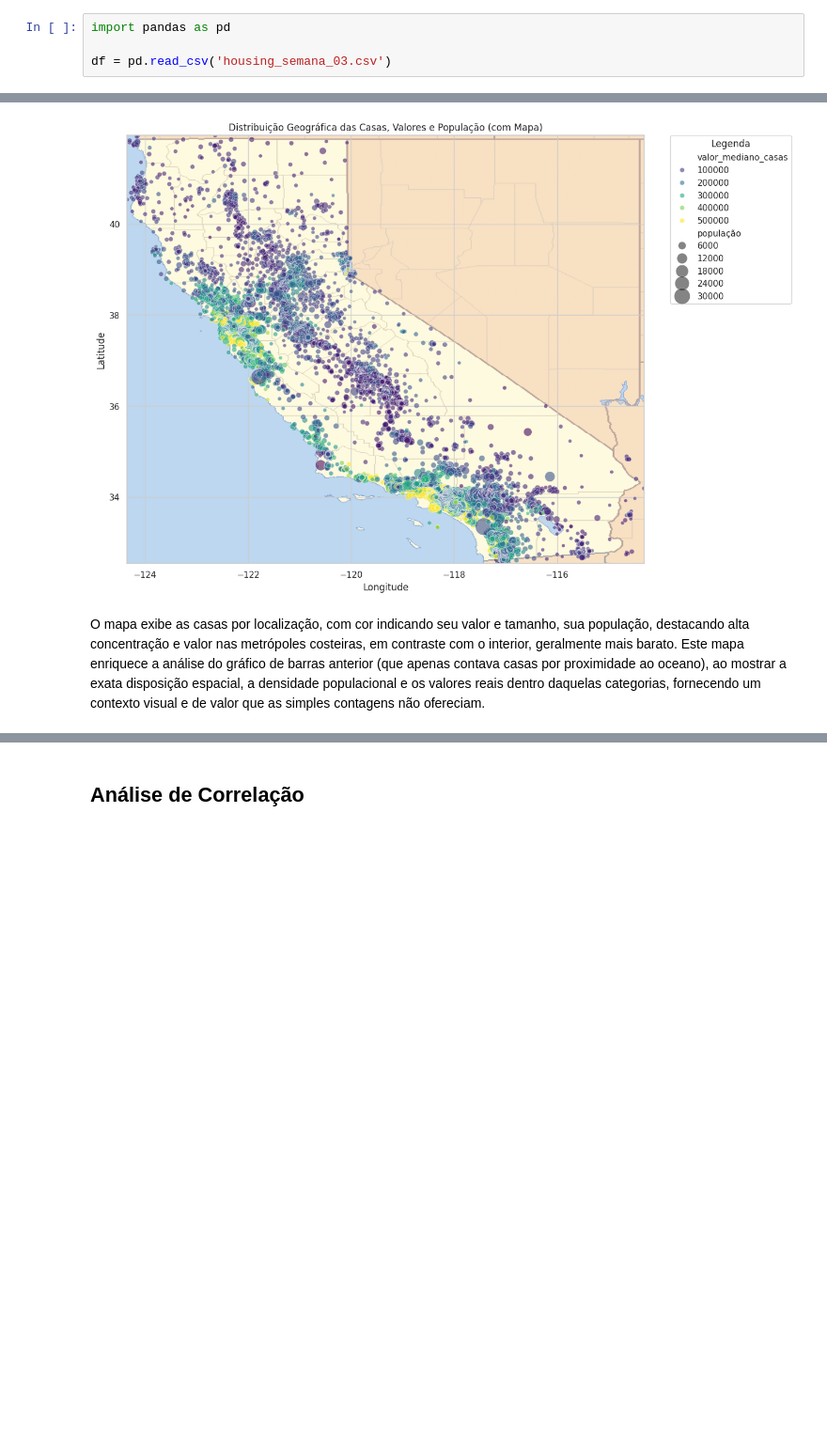
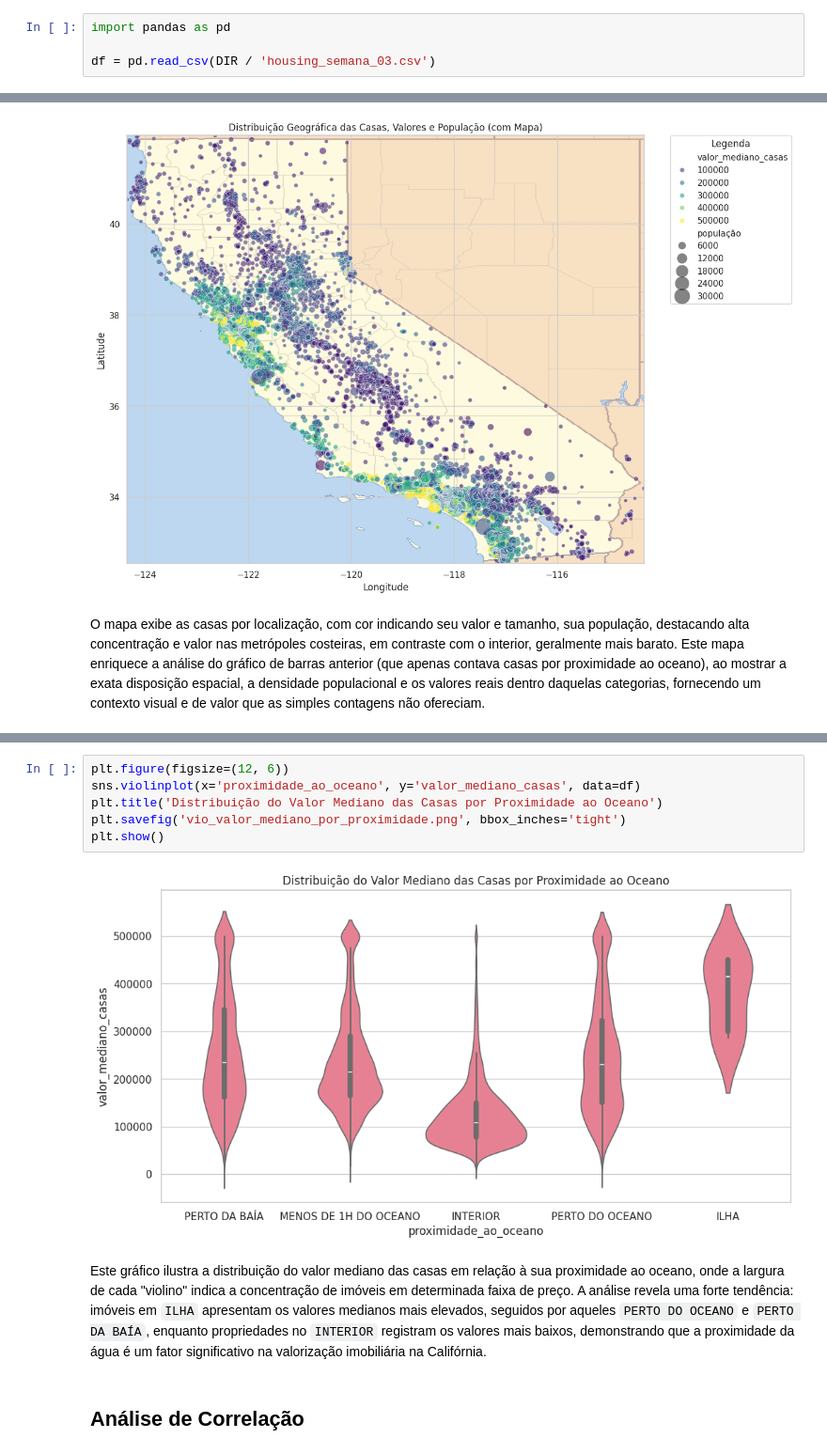
Before and after one commit to tiagopessoalima/TATI, a Jupyter notebook: Aula_Semana_05_(TATI).ipynb, the cells around one changed output, grey strips where cells are left out. Shown at 94% size. Drawn from its saved outputs; the diff is of its cells as text; blank space fills up the shorter version.

```diff
--- a/Aula_Semana_05_(TATI).ipynb
+++ b/Aula_Semana_05_(TATI).ipynb
@@ -71,7 +71,7 @@ extrair()
 # %%
 import pandas as pd
 
-df = pd.read_csv('housing_semana_03.csv')
+df = pd.read_csv(DIR / 'housing_semana_03.csv')
 # %% [markdown]
 ## **Visualizações Básicas**
 # %% [markdown]
@@ -228,3 +240,13 @@ O mapa exibe as casas por localização, com cor indicando seu valor e tamanho,
+# %%
+plt.figure(figsize=(12, 6))
+sns.violinplot(x='proximidade_ao_oceano', y='valor_mediano_casas', data=df)
+plt.title('Distribuição do Valor Mediano das Casas por Proximidade ao Oceano')
+plt.savefig('vio_valor_mediano_por_proximidade.png', bbox_inches='tight')
+plt.show()
+# %% [output]
+[figure, added]
+# %% [markdown]
+Este gráfico ilustra a distribuição do valor mediano das casas em relação à sua proximidade ao oceano, onde a largura de cada "violino" indica a concentração de imóveis em determinada faixa de preço. A análise revela uma forte tendência: imóveis em `ILHA` apresentam os valores medianos mais elevados, seguidos por aqueles `PERTO DO OCEANO` e `PERTO DA BAÍA`, enquanto propriedades no `INTERIOR` registram os valores mais baixos, demonstrando que a proximidade da água é um fator significativo na valorização imobiliária na Califórnia.
 # %% [markdown]
 ## **Análise de Correlação**
 # %% [markdown]
```
Also changed, not shown: parts of 11 cells of this notebook.
